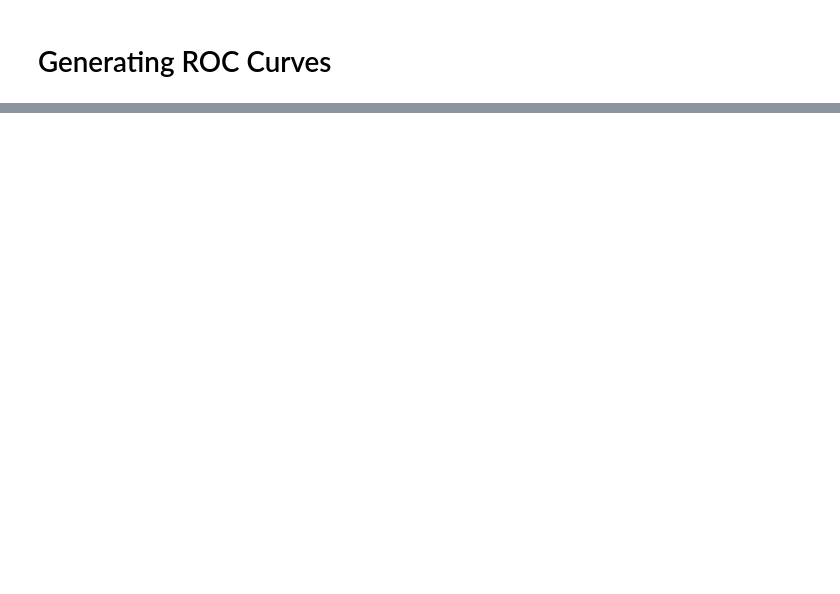
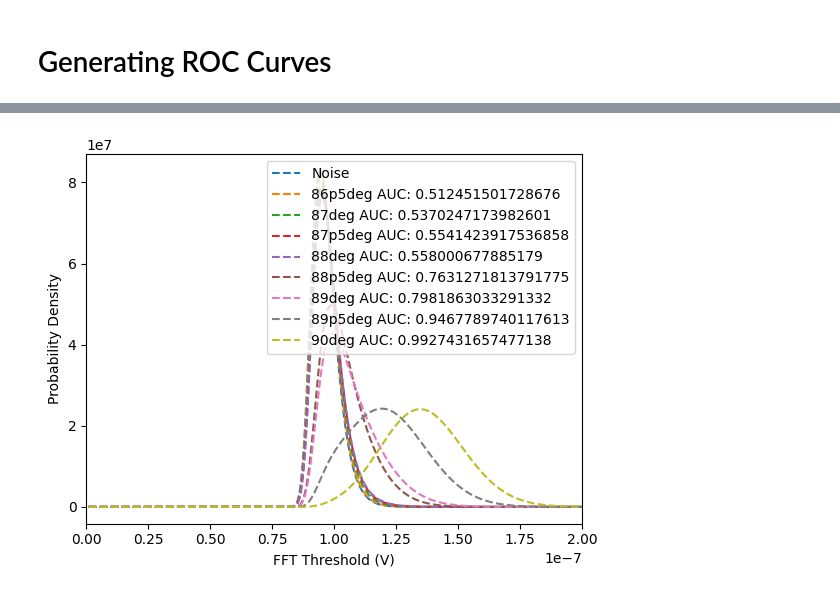
Before and after one commit to QTNM/PowerCutStats, a Jupyter notebook: examples/ROC.ipynb, the cells around one changed output, grey strips where cells are left out. Cells and saved outputs as stored; diff of their text form; code cells hidden in the pictures; blank space fills up the shorter version.

```diff
--- a/examples/ROC.ipynb
+++ b/examples/ROC.ipynb
@@ -517,0 +178,43 @@ Peak: (-1.116848286875947e-07+5.115380693849318e-08j)
+# %%
+noise_cdf, noise_pdf = get_dists([], x, tau_1f, Nsamp)
+
+def get_roc(noise_cdf, signal_cdf):
+    fpr = 1 - noise_cdf
+    tpr = 1 - signal_cdf
+
+    return fpr, tpr
+
+
+plt.plot(x, noise_pdf, label='Noise', linestyle='--')
+
+
+for filename in file_list:
+
+    signal = get_signal(filename, 'signal1') # One polarisation
+
+    pks = get_signal_peaks(signal, 1e-9)
+    cdf, pdf = get_dists(pks, x, tau_1f, Nsamp)
+
+    fpr,tpr = get_roc(noise_cdf, cdf)
+    auc = abs(np.trapz(tpr, fpr))
+
+
+    label = filename.split('/')[1].split('.')[0] + ' AUC: ' + str(auc)
+
+    # plt.text(0.1e-6, 0.1e6, str(label) + ' AUC: ' + str(auc))
+
+
+    plt.plot(x, pdf, label=label, linestyle='--')
+
+    plt.xlim(0, 0.2e-6)
+
+plt.xlabel('FFT Threshold (V)')
+plt.ylabel('Probability Density')
+
+plt.legend()
+
+plt.savefig('harmonic_dists.png')
+
+plt.show(  )
+# %% [output]
+[figure, added]
```
Also changed, not shown: parts of 15 cells of this notebook, 4 other files.
